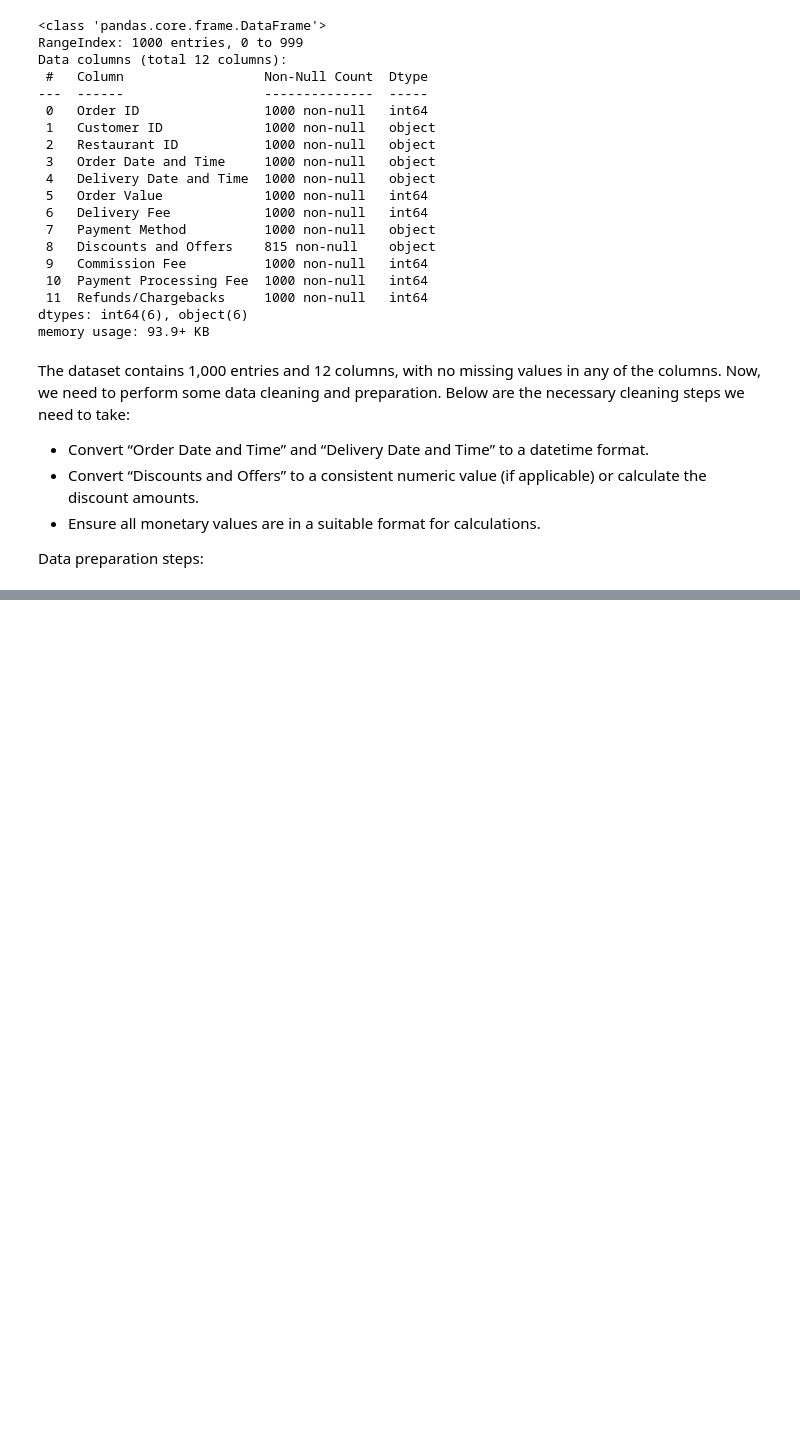
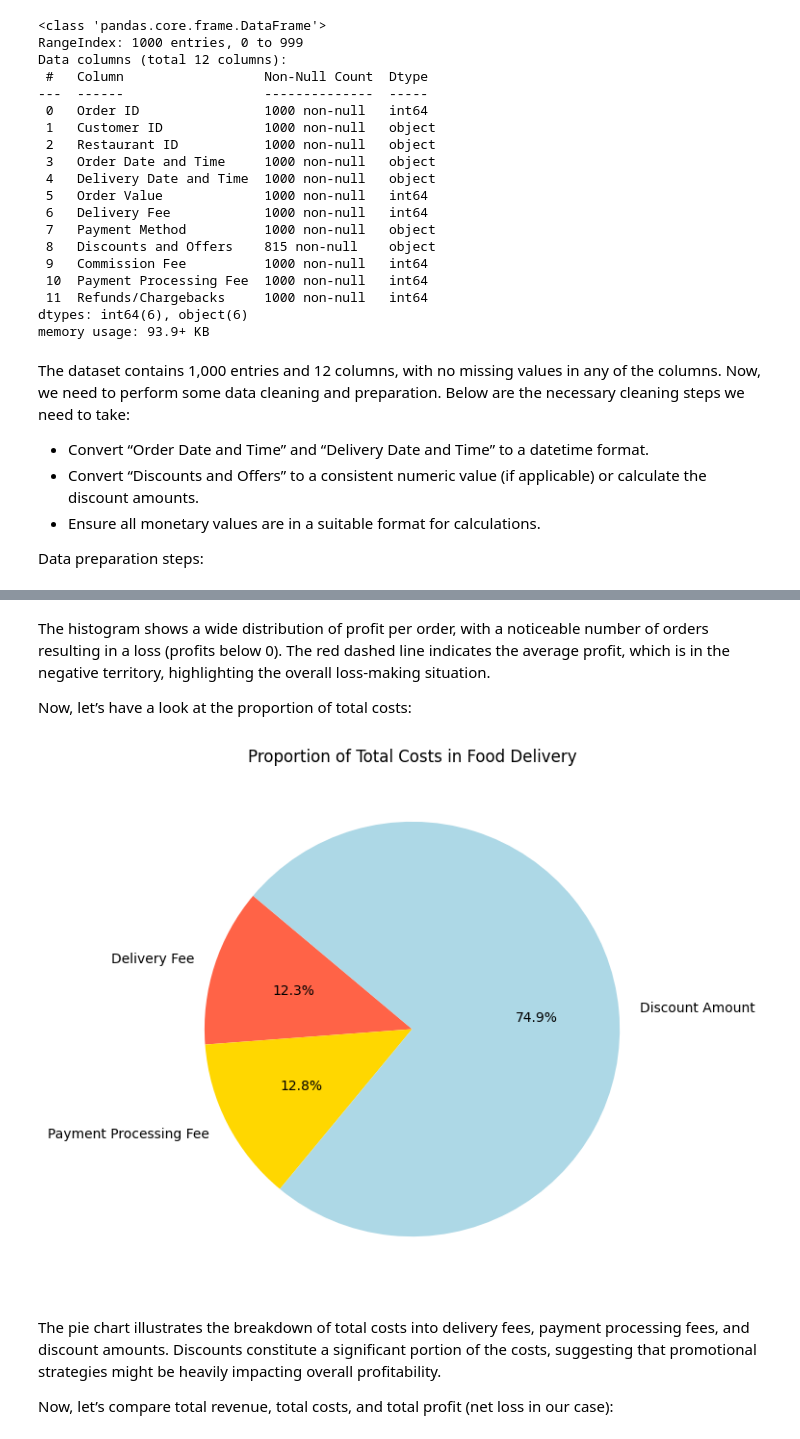
Before and after one commit to rajeshtudu/Food-Delivery-Cost-and-Profitability-Analysis, a Jupyter notebook: Food Delivery Cost and Profitability Analysis.ipynb, the cells around one changed output, grey strips where cells are left out. Cells and saved outputs as stored; diff of their text form; code cells hidden in the pictures; blank space fills up the shorter version.

```diff
--- a/Food Delivery Cost and Profitability Analysis.ipynb
+++ b/Food Delivery Cost and Profitability Analysis.ipynb
@@ -65,0 +159,17 @@ food_orders['Discount Percentage'] = food_orders['Discount and Offers'].apply(la
+# %% [markdown]
+The histogram shows a wide distribution of profit per order, with a noticeable number of orders resulting in a loss (profits below 0). The red dashed line indicates the average profit, which is in the negative territory, highlighting the overall loss-making situation.
+
+Now, let’s have a look at the proportion of total costs:
+# %%
+# pie chart for the proportion of total costs
+costs_breakdown = food_orders[['Delivery Fee', 'Payment Processing Fee', 'Discount Amount']].sum()
+plt.figure(figsize = (7, 7))
+plt.pie(costs_breakdown, labels=costs_breakdown.index, autopct='%1.1f%%', startangle=140, colors=['tomato', 'gold', 'lightblue'])
+plt.title('Proportion of Total Costs in Food Delivery')
+plt.show()
+# %% [output]
+[figure, added]
+# %% [markdown]
+The pie chart illustrates the breakdown of total costs into delivery fees, payment processing fees, and discount amounts. Discounts constitute a significant portion of the costs, suggesting that promotional strategies might be heavily impacting overall profitability.
+
+Now, let’s compare total revenue, total costs, and total profit (net loss in our case):
```
Also changed, not shown: parts of 9 cells of this notebook.
